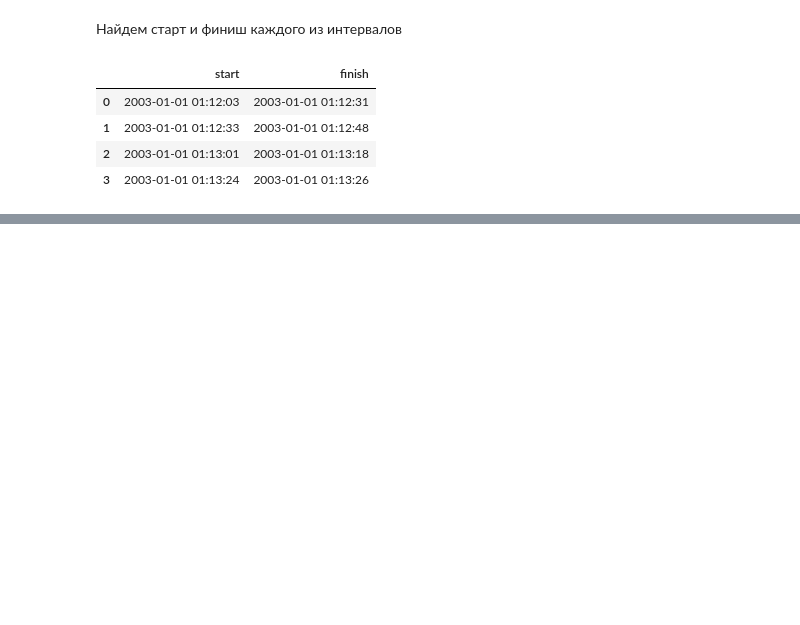
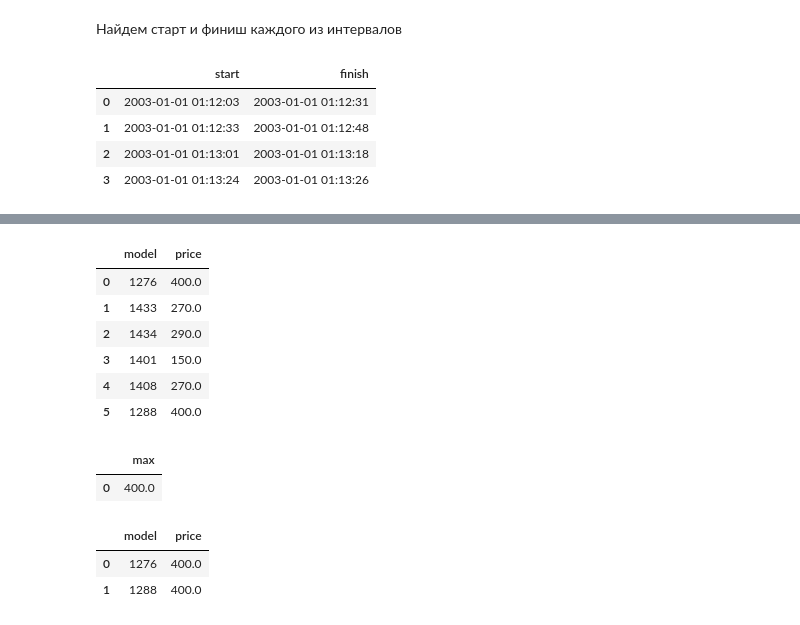
Before and after one commit to SlvrSky/sql_training, a Jupyter notebook: sql_ex_postgres_practice.ipynb, the cells around one changed output, grey strips where cells are left out. Cells and saved outputs as stored; diff of their text form; code cells hidden in the pictures; blank space fills up the shorter version.

```diff
--- a/sql_ex_postgres_practice.ipynb
+++ b/sql_ex_postgres_practice.ipynb
@@ -762,0 +905,10 @@ select(sql)
+# %%
+select(sql)
+# %% [output]
+|  | model | price |
+| 0 | 1276 | 400.0 |
+| 1 | 1433 | 270.0 |
+| 2 | 1434 | 290.0 |
+| 3 | 1401 | 150.0 |
+| 4 | 1408 | 270.0 |
+| 5 | 1288 | 400.0 |
@@ -762,0 +917,5 @@ select(sql)
+# %%
+select(sql)
+# %% [output]
+|  | max |
+| 0 | 400.0 |
@@ -762,0 +925,6 @@ select(sql)
+# %%
+select(sql)
+# %% [output]
+|  | model | price |
+| 0 | 1276 | 400.0 |
+| 1 | 1288 | 400.0 |
```
Also changed, not shown: parts of 19 cells of this notebook, 1 other file.
